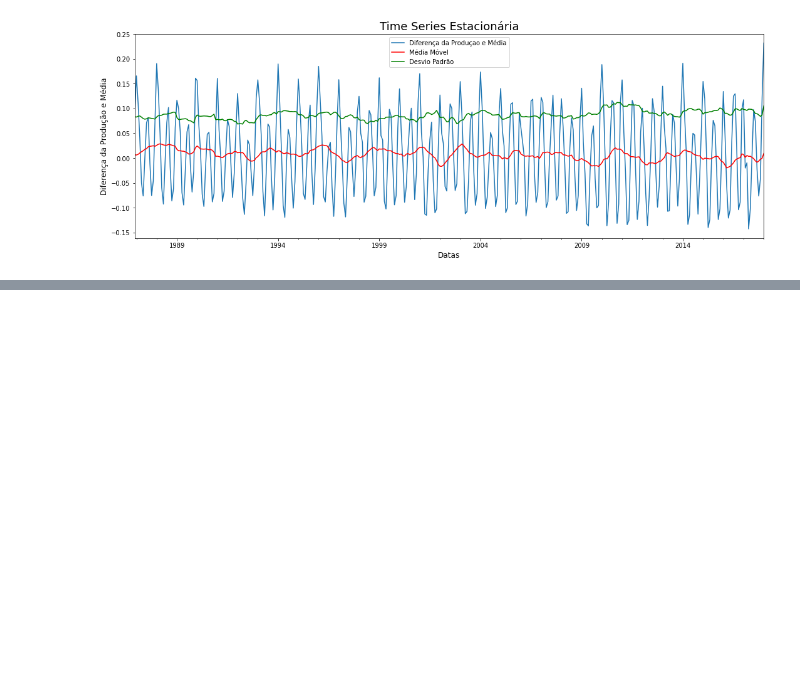
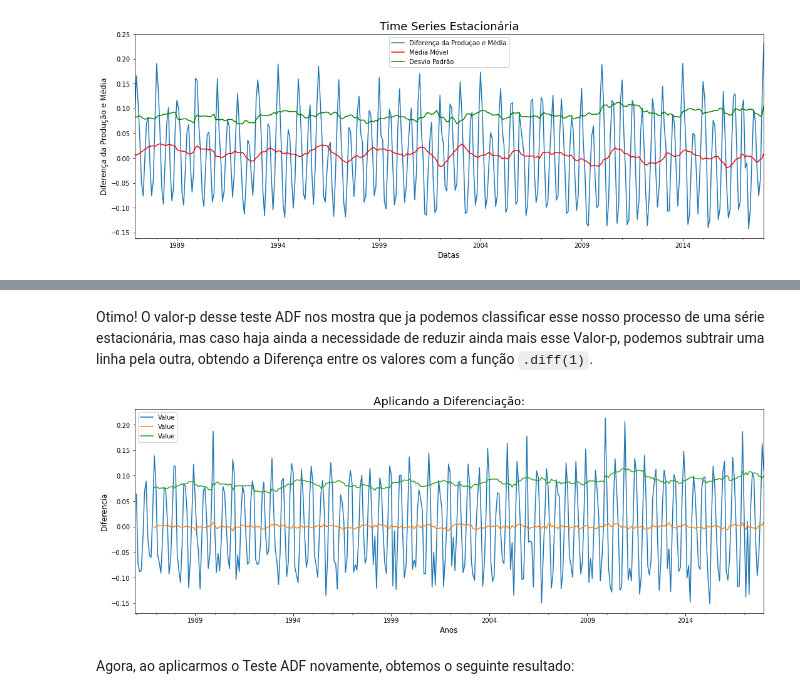
Before and after one commit to GabrielTrentino/Projetos-de-Cursos, a Jupyter notebook: 04-EscolaDataScience/Aula003_SériesTemporais.ipynb, the cells around one changed output, grey strips where cells are left out. Drawn from its saved outputs; the diff is of its cells as text; code cells hidden in the pictures; blank space fills up the shorter version.

```diff
--- a/04-EscolaDataScience/Aula003_SériesTemporais.ipynb
+++ b/04-EscolaDataScience/Aula003_SériesTemporais.ipynb
@@ -78,0 +161,28 @@ ax.set_ylabel('Diferença da Produção e Média', fontsize = 12);
+# %% [markdown]
+Otimo! O valor-p desse teste ADF nos mostra que ja podemos classificar esse nosso processo de uma série estacionária, mas caso haja ainda a necessidade de reduzir ainda mais esse Valor-p, podemos subtrair uma linha pela outra, obtendo a Diferença entre os valores com a função `.diff(1)`.
+# %%
+#Aplicando a Diferenciação:
+df_diff = df_sub.diff(1)
+
+#Obtendo a nova média móvel (moving_average):
+ma_diff = df_diff.rolling(12).mean()
+
+#Obtendo o novo desvio padrão:
+std_diff = df_diff.rolling(12).std()
+
+#Criando a figura no Pyplot:
+fig, ax = plt.subplots(figsize = (18,6))
+
+
+df_diff.plot(ax=ax)
+ma_diff.plot(ax=ax)
+std_diff.plot(ax=ax)
+
+#Formatando o gráfico:
+plt.title("Aplicando a Diferenciação:", fontsize = 18)
+plt.xlabel("Anos", fontsize = 12)
+plt.ylabel("Diferencia", fontsize = 12);
+# %% [output]
+[figure, added]
+# %% [markdown]
+Agora, ao aplicarmos o Teste ADF novamente, obtemos o seguinte resultado:
```
Also changed, not shown: parts of 22 cells of this notebook.
